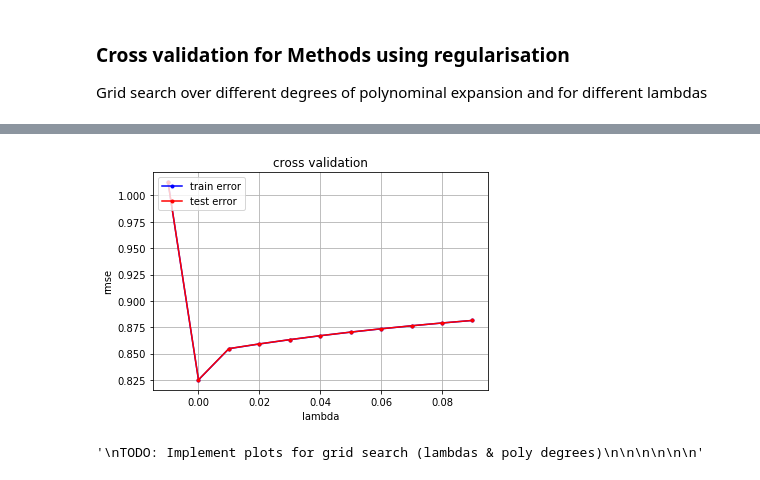
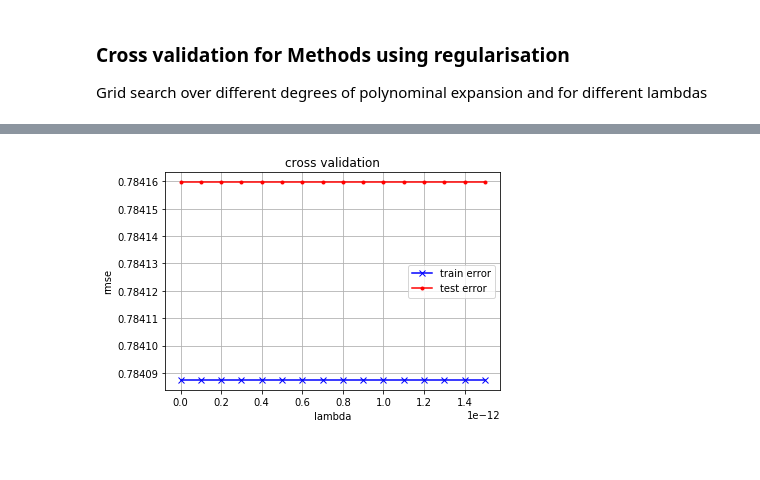
Before and after one commit to eliasmpw/Machine_Learning_2018, a Jupyter notebook: Cross_validation.ipynb, the cells around one changed output, grey strips where cells are left out. Drawn from its saved outputs; the diff is of its cells as text; code cells hidden in the pictures.

Commit message:
create run.py; make plots

```diff
--- a/Cross_validation.ipynb
+++ b/Cross_validation.ipynb
@@ -27,7 +27,7 @@ def build_k_indices(y, k_fold, seed):
                  for k in range(k_fold)]
     return np.array(k_indices)
 # %%
-def cross_validation(x, y, flag_method, degree, lambda_=0, k_fold=5, gamma=1.e-6, max_iters=1000, seed=143225):
+def cross_validation(x, y, flag_method, degree, lambda_=0, gamma=1.e-6, max_iters=1000, k_fold=int(5), seed=143225):
     "Train the model and evaluate loss based on cross validation"
     mses_tr = []
     mses_te = []
@@ -123,10 +123,15 @@ Methods mapping
 Test polynominal expansion of different degrees
 # %%
 # Chose learnig method to use (see mapping above)
-flag_method = 5;
+flag_method = 4;
+
+# set Gradient descent parameters
+gamma = 0.001
+max_iters = 3000
 
 # Define range for the polynomial expansion
-degree_range = np.arange(1, 7)
+degree_range = np.arange(1, 5)
+
 train_losses = np.zeros(len(degree_range))
 test_losses = np.zeros(len(degree_range))
 
@@ -135,12 +140,11 @@ ytrain_cross_validation = train_y.copy()
 xtrain=remove_invalid(train_x)
 
 for ind_degree, degree in enumerate(degree_range):
-    loss_tr, loss_te = cross_validation(xtrain, ytrain_cross_validation, flag_method, degree)
+    loss_tr, loss_te = cross_validation(xtrain, ytrain_cross_validation, flag_method, degree, 0, gamma, max_iters)
     print("For the Degree: %d , The LOSS is : %f" %(degree, loss_te))
     train_losses[ind_degree] = loss_tr
     test_losses[ind_degree] = loss_te
 print("Cross Validation finished!!")
-test_losses_abs = np.absolute(test_losses)
-best_value = np.unravel_index(np.argmin(test_losses_abs), test_losses.shape)
+best_value = np.unravel_index(np.argmin(test_losses), test_losses.shape)
 print("The best degrees are: ", degree_range[best_value])
 # %% [output]
@@ -155,11 +173,16 @@ Grid search over different degrees of polynominal expansion and for different la
 # Chose learnig method to use (see mapping above)
 flag_method = 3;
 
+# set Gradient descent parameters
+gamma = 0.001
+max_iters = 3000
+
 # Define range for the polynomial expansion and for lambda
-degree_range = np.arange(1, 4)
-lambda_range = np.arange(-0.01, 0.1, 0.01)
-train_losses = np.zeros((len(degree_range), len(lambda_range)))
-test_losses = np.zeros((len(degree_range), len(lambda_range)))
+degree_range = np.arange(2, 3)
+lambda_range = np.arange(0.0, 1.6e-12, 1.e-13)
+
+train_losses_matrix = np.zeros((len(degree_range), len(lambda_range)))
+test_losses_matrix = np.zeros((len(degree_range), len(lambda_range)))
 
 # Preparing data for cross validation
 ytrain_cross_validation = train_y.copy()
@@ -167,14 +190,13 @@ xtrain = remove_invalid(train_x)
 
 for ind_degree, degree in enumerate(degree_range):
     for ind_lambda_, lambda_ in enumerate(lambda_range):
-        loss_tr, loss_te = cross_validation(xtrain, ytrain_cross_validation, flag_method, degree, lambda_)
-        print("For the Degree: %d and lambda %f, The LOSS is : %f" %(degree, lambda_, loss_te))
-        train_losses[ind_degree, ind_lambda_] = loss_tr
-        test_losses[ind_degree, ind_lambda_] = loss_te
+        loss_tr, loss_te = cross_validation(xtrain, ytrain_cross_validation, flag_method, degree, lambda_, gamma, max_iters)
+        print("For the Degree: %d and lambda %.2E, The LOSS is : %f" %(degree, lambda_, loss_te))
+        train_losses_matrix[ind_degree, ind_lambda_] = loss_tr
+        test_losses_matrix[ind_degree, ind_lambda_] = loss_te
 
 print("Cross Validation finished!!")
-test_losses_abs = np.absolute(test_losses)
-best_value = np.unravel_index(np.argmin(test_losses_abs), test_losses.shape)
+best_value = np.unravel_index(np.argmin(test_losses_matrix), test_losses_matrix.shape)
 print(best_value)
 print("Best degree: %d, with lambda %f " %(degree_range[best_value[0]], lambda_range[best_value[1]]))
 # %% [output]
@@ -183,16 +222,5 @@ KeyboardInterrupt:
 # %%
 # Visualize
-cross_validation_visualization(lambda_range, train_losses[0, :], test_losses[0, :])
+cross_validation_visualization(lambda_range, train_losses_matrix[0, :], test_losses_matrix[0, :])
 # %% [output]
-[figure, old version]
+[figure, new version]
-# %%
-"""
-TODO: Implement plots for grid search (lambdas & poly degrees)
-
-
-
-
-
-"""
-# %% [output]
-'\nTODO: Implement plots for grid search (lambdas & poly degrees)\n\n\n\n\n\n'
```
Also changed, not shown: parts of 6 cells of this notebook, 10 other files.
